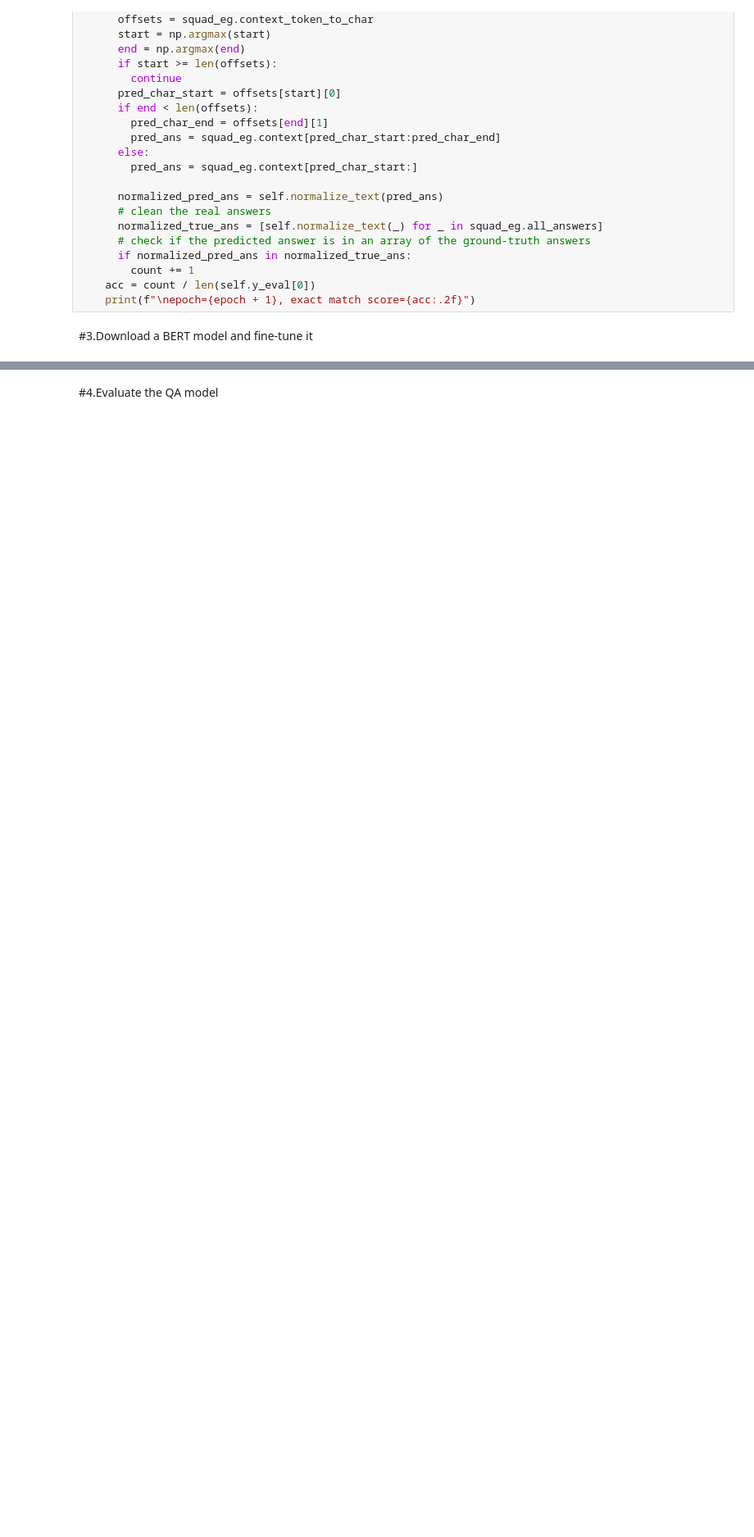
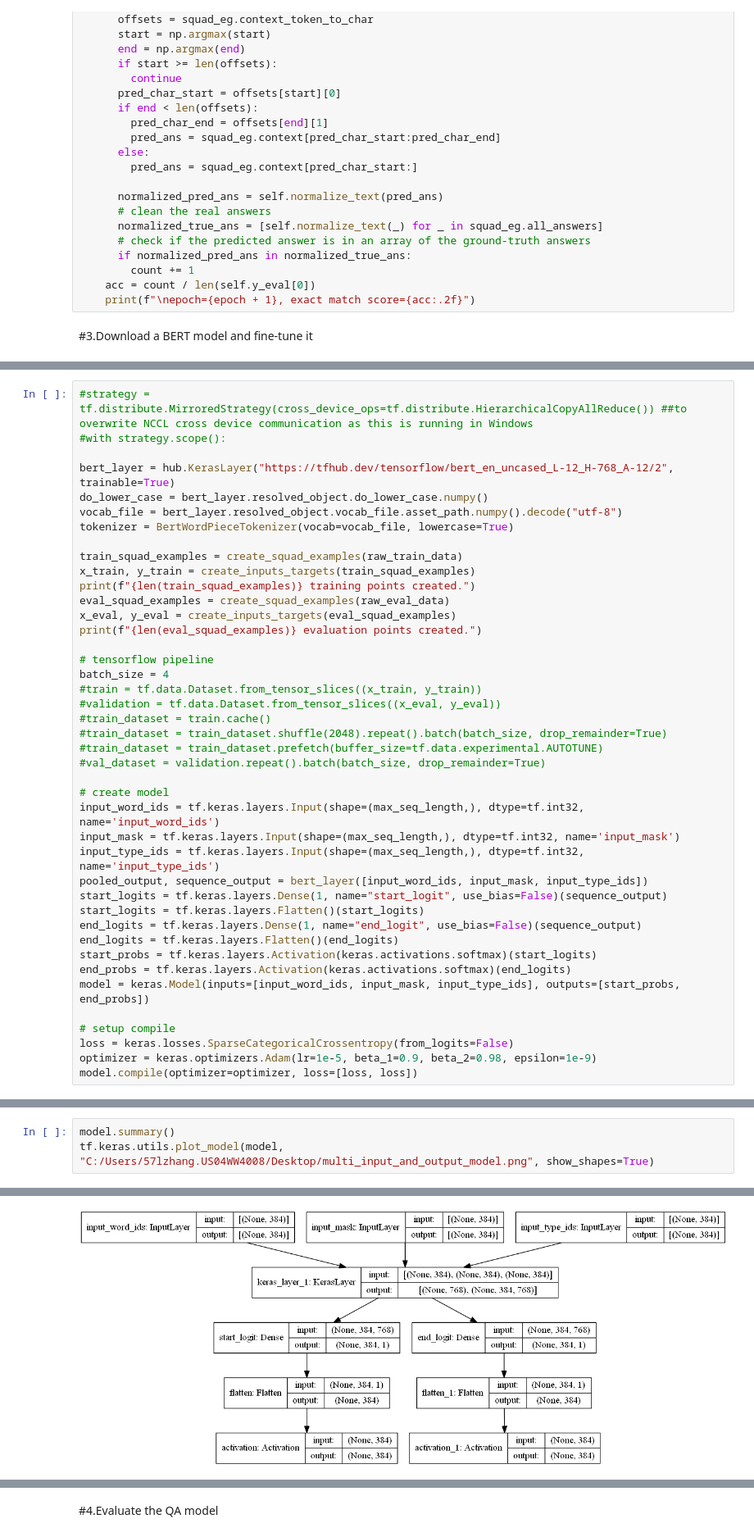
Before and after one commit to supertime1/BERT, a Jupyter notebook: QA_BERT_model.ipynb, the cells around one changed output, grey strips where cells are left out. Shown at 82% size. Drawn from its saved outputs; the diff is of its cells as text; blank space fills up the shorter version.

```diff
--- a/QA_BERT_model.ipynb
+++ b/QA_BERT_model.ipynb
@@ -188,0 +190,42 @@ bert_layer = hub.KerasLayer("https://tfhub.dev/tensorflow/bert_en_uncased_L-12_H
+# %%
+#strategy = tf.distribute.MirroredStrategy(cross_device_ops=tf.distribute.HierarchicalCopyAllReduce()) ##to overwrite NCCL cross device communication as this is running in Windows
+#with strategy.scope():
+
+bert_layer = hub.KerasLayer("https://tfhub.dev/tensorflow/bert_en_uncased_L-12_H-768_A-12/2", trainable=True)
+do_lower_case = bert_layer.resolved_object.do_lower_case.numpy()
+vocab_file = bert_layer.resolved_object.vocab_file.asset_path.numpy().decode("utf-8")
+tokenizer = BertWordPieceTokenizer(vocab=vocab_file, lowercase=True)
+
+train_squad_examples = create_squad_examples(raw_train_data)
+x_train, y_train = create_inputs_targets(train_squad_examples)
+print(f"{len(train_squad_examples)} training points created.")
+eval_squad_examples = create_squad_examples(raw_eval_data)
+x_eval, y_eval = create_inputs_targets(eval_squad_examples)
+print(f"{len(eval_squad_examples)} evaluation points created.")
+
+# tensorflow pipeline
+batch_size = 4
+#train = tf.data.Dataset.from_tensor_slices((x_train, y_train))
+#validation = tf.data.Dataset.from_tensor_slices((x_eval, y_eval))
+#train_dataset = train.cache()
+#train_dataset = train_dataset.shuffle(2048).repeat().batch(batch_size, drop_remainder=True)
+#train_dataset = train_dataset.prefetch(buffer_size=tf.data.experimental.AUTOTUNE)
+#val_dataset = validation.repeat().batch(batch_size, drop_remainder=True)
+
+# create model
+input_word_ids = tf.keras.layers.Input(shape=(max_seq_length,), dtype=tf.int32, name='input_word_ids')
+input_mask = tf.keras.layers.Input(shape=(max_seq_length,), dtype=tf.int32, name='input_mask')
+input_type_ids = tf.keras.layers.Input(shape=(max_seq_length,), dtype=tf.int32, name='input_type_ids')
+pooled_output, sequence_output = bert_layer([input_word_ids, input_mask, input_type_ids])
+start_logits = tf.keras.layers.Dense(1, name="start_logit", use_bias=False)(sequence_output)
+start_logits = tf.keras.layers.Flatten()(start_logits)
+end_logits = tf.keras.layers.Dense(1, name="end_logit", use_bias=False)(sequence_output)
+end_logits = tf.keras.layers.Flatten()(end_logits)
+start_probs = tf.keras.layers.Activation(keras.activations.softmax)(start_logits)
+end_probs = tf.keras.layers.Activation(keras.activations.softmax)(end_logits)
+model = keras.Model(inputs=[input_word_ids, input_mask, input_type_ids], outputs=[start_probs, end_probs])
+
+# setup compile
+loss = keras.losses.SparseCategoricalCrossentropy(from_logits=False)
+optimizer = keras.optimizers.Adam(lr=1e-5, beta_1=0.9, beta_2=0.98, epsilon=1e-9)
+model.compile(optimizer=optimizer, loss=[loss, loss])
@@ -188,0 +235,4 @@ bert_layer = hub.KerasLayer("https://tfhub.dev/tensorflow/bert_en_uncased_L-12_H
+# %%
+model.summary()
+tf.keras.utils.plot_model(model, "C:/Users/57lzhang.US04WW4008/Desktop/multi_input_and_output_model.png", show_shapes=True)
+# %% [output]
@@ -188,0 +256 @@ bert_layer = hub.KerasLayer("https://tfhub.dev/tensorflow/bert_en_uncased_L-12_H
+[figure, added]
```
Also changed, not shown: parts of 13 cells of this notebook.
